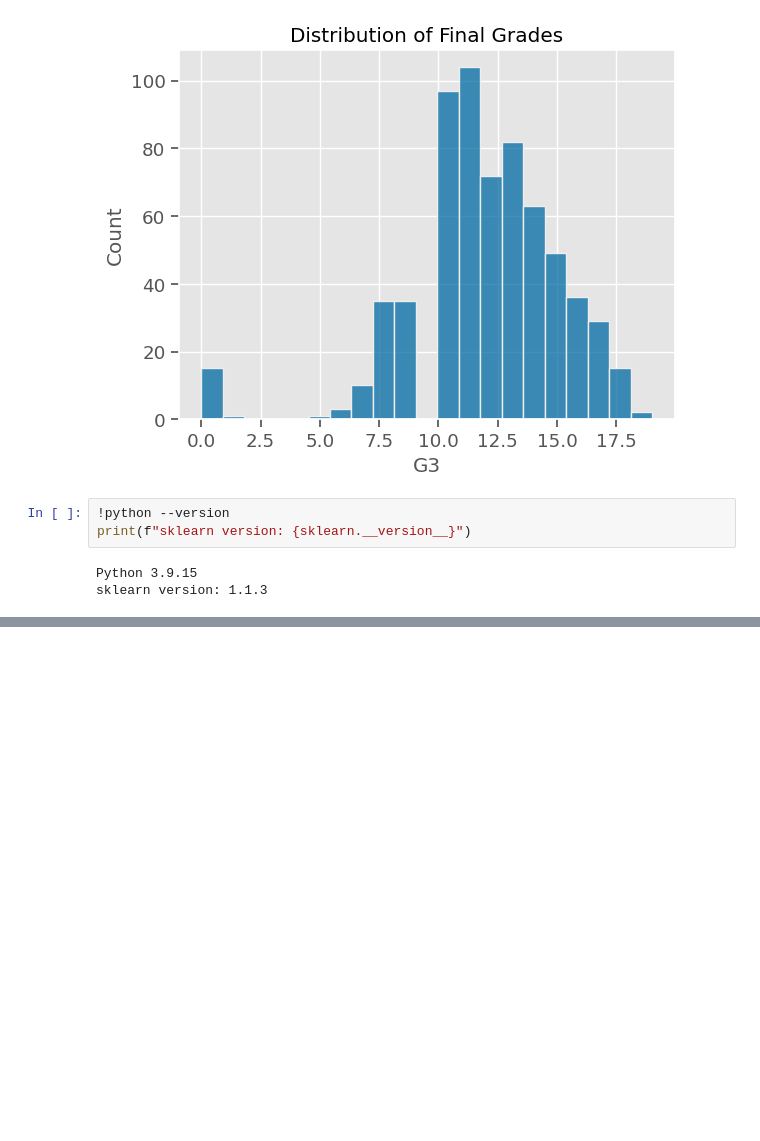
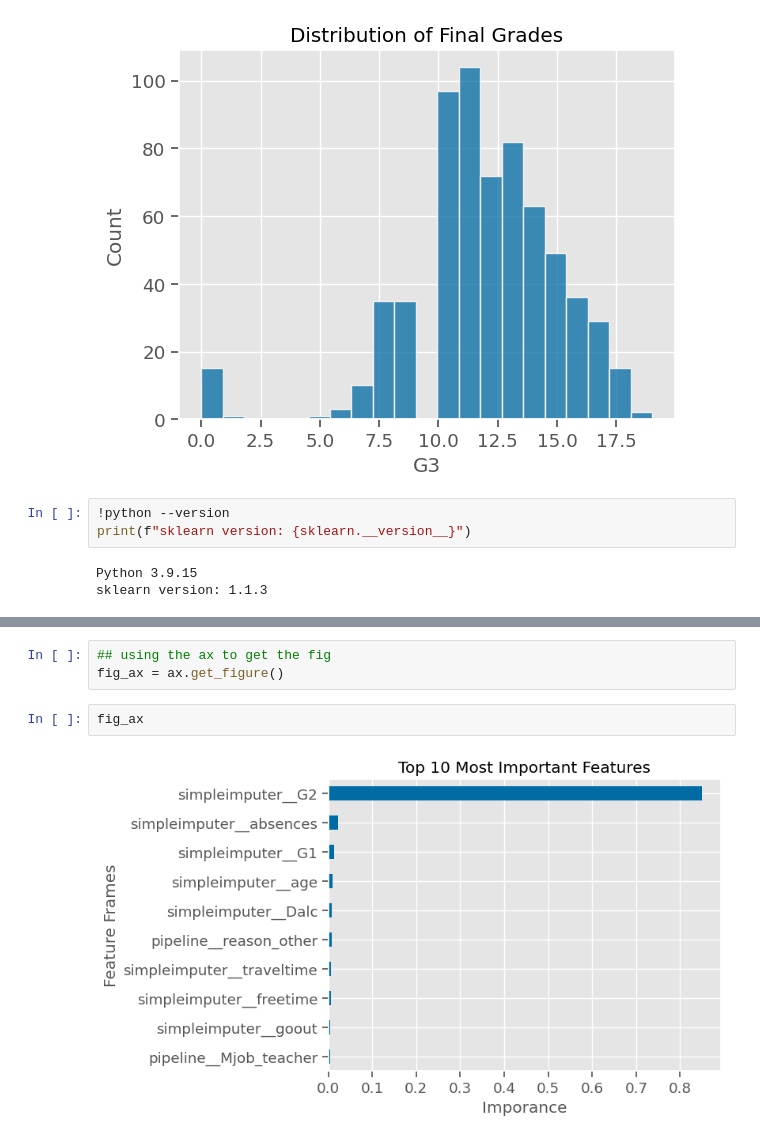
Before and after one commit to sheha919/data_visualization, a Jupyter notebook: notes_week17.ipynb, the cells around one changed output, grey strips where cells are left out. Cells and saved outputs as stored; diff of their text form; blank space fills up the shorter version.

```diff
--- a/notes_week17.ipynb
+++ b/notes_week17.ipynb
@@ -101,0 +385,7 @@ sklearn version: 1.1.3
+# %%
+## using the ax to get the fig
+fig_ax = ax.get_figure()
+# %%
+fig_ax
+# %% [output]
+[figure, added]
```
Also changed, not shown: parts of 72 cells of this notebook, 1 other file.
